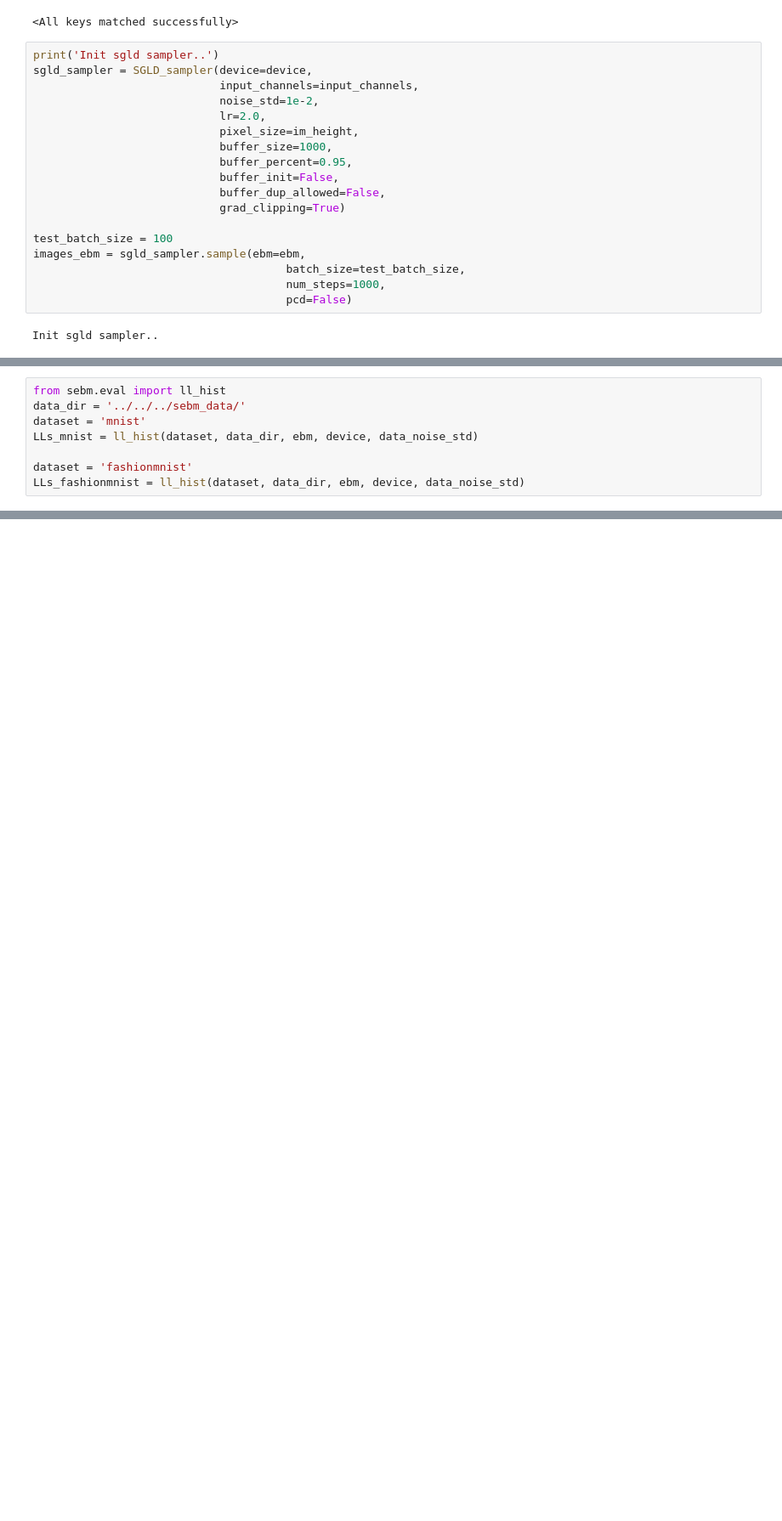
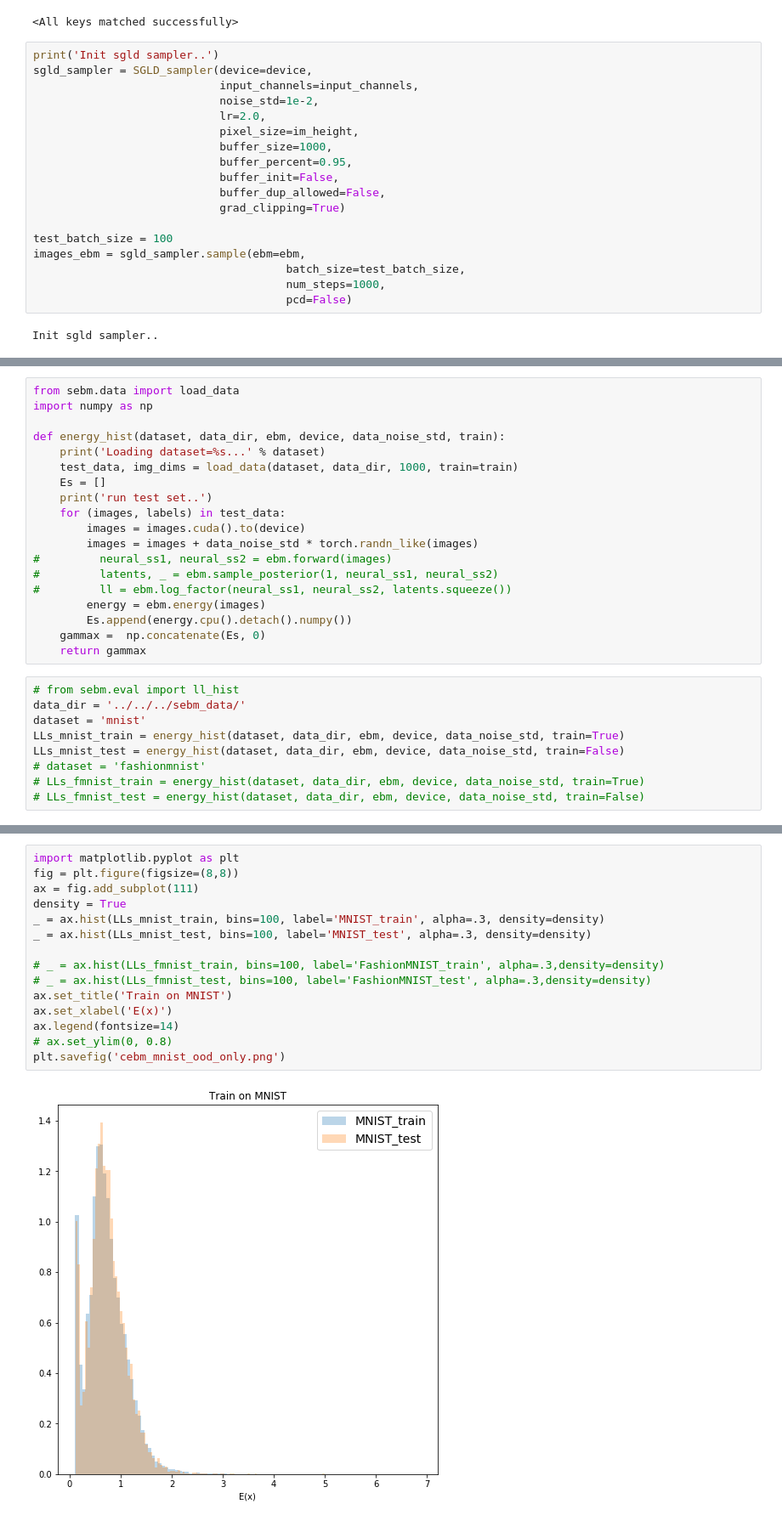
Before and after one commit to hao-w/cebm, a Jupyter notebook: sebm/notebooks/testing-cebm-sgld.ipynb, the cells around one changed output, grey strips where cells are left out. Shown at 85% size. Cells and saved outputs as stored; diff of their text form; blank space fills up the shorter version.

Commit message:
going to run cebm on svhn and cifar10

```diff
--- a/sebm/notebooks/testing-cebm-sgld.ipynb
+++ b/sebm/notebooks/testing-cebm-sgld.ipynb
@@ -121,11 +113,31 @@ import matplotlib.pyplot as plt
+# %%
+from sebm.data import load_data
+import numpy as np
+
+def energy_hist(dataset, data_dir, ebm, device, data_noise_std, train):
+    print('Loading dataset=%s...' % dataset)
+    test_data, img_dims = load_data(dataset, data_dir, 1000, train=train)
+    Es = []
+    print('run test set..')
+    for (images, labels) in test_data:
+        images = images.cuda().to(device)
+        images = images + data_noise_std * torch.randn_like(images)
+#         neural_ss1, neural_ss2 = ebm.forward(images)
+#         latents, _ = ebm.sample_posterior(1, neural_ss1, neural_ss2)
+#         ll = ebm.log_factor(neural_ss1, neural_ss2, latents.squeeze())
+        energy = ebm.energy(images)
+        Es.append(energy.cpu().detach().numpy())
+    gammax =  np.concatenate(Es, 0)
+    return gammax
 # %%
-from sebm.eval import ll_hist
+# from sebm.eval import ll_hist
 data_dir = '../../../sebm_data/'
 dataset = 'mnist'
-LLs_mnist = ll_hist(dataset, data_dir, ebm, device, data_noise_std)
-
-dataset = 'fashionmnist'
-LLs_fashionmnist = ll_hist(dataset, data_dir, ebm, device, data_noise_std)
+LLs_mnist_train = energy_hist(dataset, data_dir, ebm, device, data_noise_std, train=True)
+LLs_mnist_test = energy_hist(dataset, data_dir, ebm, device, data_noise_std, train=False)
+# dataset = 'fashionmnist'
+# LLs_fmnist_train = energy_hist(dataset, data_dir, ebm, device, data_noise_std, train=True)
+# LLs_fmnist_test = energy_hist(dataset, data_dir, ebm, device, data_noise_std, train=False)
 # %% [output]
 Loading dataset=mnist...
 Note: downsampling function is Resize(size=1, interpolation=PIL.Image.BILINEAR)
@@ -154,0 +148,17 @@ _ = plt.hist(LLs_fashionmnist, bins=100, label='FashionMNIST', alpha=.3)
+# %%
+import matplotlib.pyplot as plt
+fig = plt.figure(figsize=(8,8))
+ax = fig.add_subplot(111)
+density = True
+_ = ax.hist(LLs_mnist_train, bins=100, label='MNIST_train', alpha=.3, density=density)
+_ = ax.hist(LLs_mnist_test, bins=100, label='MNIST_test', alpha=.3, density=density)
+
+# _ = ax.hist(LLs_fmnist_train, bins=100, label='FashionMNIST_train', alpha=.3,density=density)
+# _ = ax.hist(LLs_fmnist_test, bins=100, label='FashionMNIST_test', alpha=.3,density=density)
+ax.set_title('Train on MNIST')
+ax.set_xlabel('E(x)')
+ax.legend(fontsize=14)
+# ax.set_ylim(0, 0.8)
+plt.savefig('cebm_mnist_ood_only.png')
+# %% [output]
+[figure, added]
```
Also changed, not shown: parts of 7 cells of this notebook, 6 other files.
